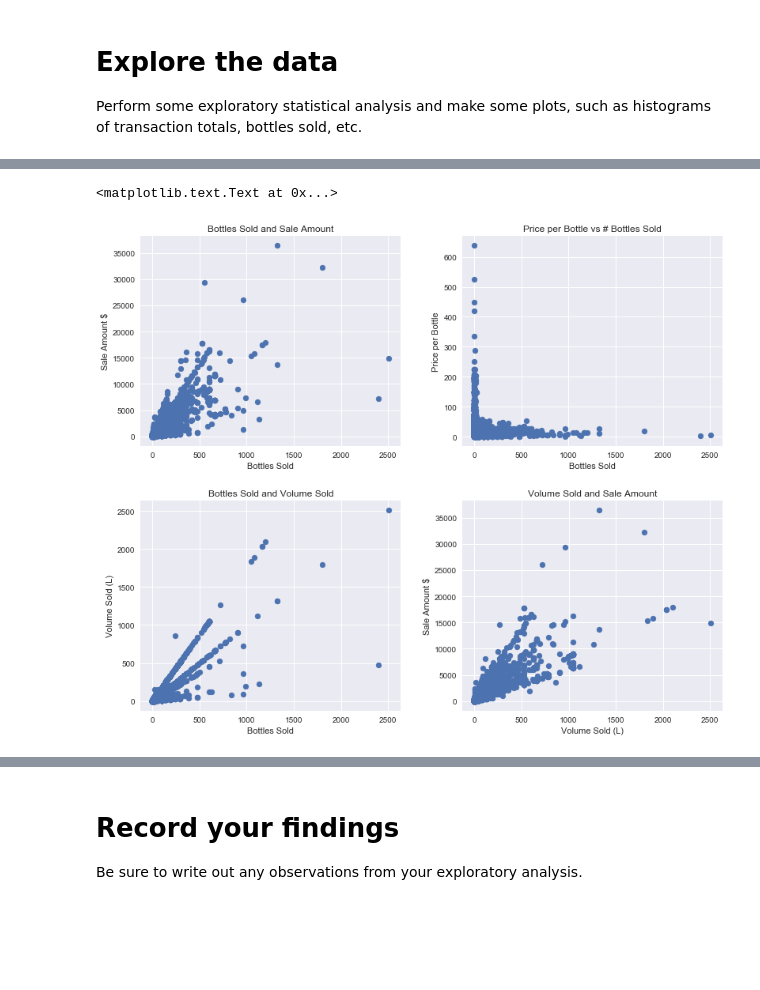
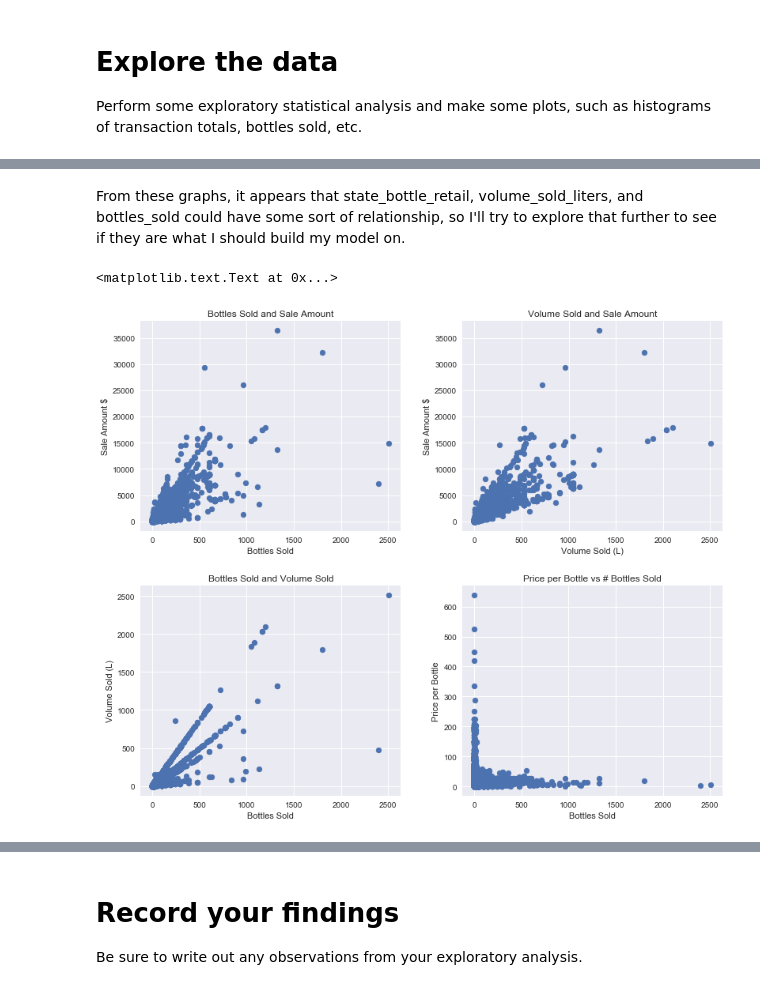
Before and after one commit to matthewbrems/old, a Jupyter notebook: projects/02-project/starter-code/project-2-starter-code-jd.ipynb, the cells around one changed output, grey strips where cells are left out. Cells and saved outputs as stored; diff of their text form; code cells hidden in the pictures; blank space fills up the shorter version.

```diff
--- a/projects/02-project/starter-code/project-2-starter-code-jd.ipynb
+++ b/projects/02-project/starter-code/project-2-starter-code-jd.ipynb
@@ -102,16 +107,18 @@ iowa_zips.to_sql('iowa_zips', engine)
 ## run updates to fill in county names by matching zip_codes to lookup data
 q1 = 'update liquor set county = (select upper(county) from county_lookup where county_lookup.zip_code = liquor.zip_code) where county is null;'
 q2 = 'update liquor set county = (select upper(County) from iowa_zips where iowa_zips.Zip_Code = liquor.zip_code) where county is null;'
+q3 = 'update liquor set county = null where zip_code not in (select Zip_Code from iowa_zips) ;'
+
 conn.execute(q1)
 conn.execute(q2)
 
 ## pull sql table back into a pandas df
-liquor_sql = pd.read_sql_table('liquor',engine)
+liquor = pd.read_sql_table('liquor',engine)
 
 ## close sql connection
 conn.close()
 
-eda(liquor_sql)
+eda(liquor)
 # %% [output]
 missing values
 index                     0
@@ -133,15 +140,8 @@ num duplicates: 0
 # %%
 ## all are filled in!
 
-## I'm happy with the quality of the data, so I'm
-## going to go ahead and use the modified table
-liquor = liquor_sql
-liquor_sql = ''
-
-
 ## and now i'll export the data to be used for mapping in tableau
-liquor.to_csv('../../../../Iowa_Liquor_sales_sample_10pct_CLEAN.csv')
-
+# liquor.to_csv('../../../../Iowa_Liquor_sales_sample_10pct_CLEAN.csv')
 
 ## because i'm neurotic, found coordinates for counties that couldn't be mapped in tableau
 # https://dom.iowa.gov/document/iowa-county-codes-and-coordinates
@@ -156,27 +176,30 @@ import matplotlib.pyplot as plt
+# %% [markdown]
+From these graphs, it appears that state_bottle_retail, volume_sold_liters, and bottles_sold could have some sort of relationship, so I'll try to explore that further to see if they are what I should build my model on.
 # %%
+# to begin looking at possible features to select, create scatter plots of various variable relationships
 plt.close('all')
 fig, ((ax1, ax2), (ax3, ax4)) = plt.subplots(nrows=2, ncols=2,figsize=(12,10))
 plt.tight_layout(pad=5, w_pad=5, h_pad=5)
 
 ax1.scatter(liquor.bottles_sold,liquor.sale_dollars)
 ax1.set_xlabel('Bottles Sold')
 ax1.set_ylabel('Sale Amount $')
 ax1.set_title('Bottles Sold and Sale Amount')
 
-ax2.scatter(liquor.bottles_sold,liquor.state_bottle_retail)
-ax2.set_xlabel('Bottles Sold')
-ax2.set_ylabel('Price per Bottle')
-ax2.set_title('Price per Bottle vs # Bottles Sold')
+ax2.scatter(liquor.volume_sold_liters,liquor.sale_dollars)
+ax2.set_xlabel('Volume Sold (L)')
+ax2.set_ylabel('Sale Amount $')
+ax2.set_title('Volume Sold and Sale Amount')
 
 ax3.scatter(liquor.bottles_sold,liquor.volume_sold_liters)
 ax3.set_xlabel('Bottles Sold')
 ax3.set_ylabel('Volume Sold (L)')
 ax3.set_title('Bottles Sold and Volume Sold')
 
-ax4.scatter(liquor.volume_sold_liters,liquor.sale_dollars)
-ax4.set_xlabel('Volume Sold (L)')
-ax4.set_ylabel('Sale Amount $')
-ax4.set_title('Volume Sold and Sale Amount')
+ax4.scatter(liquor.bottles_sold,liquor.state_bottle_retail)
+ax4.set_xlabel('Bottles Sold')
+ax4.set_ylabel('Price per Bottle')
+ax4.set_title('Price per Bottle vs # Bottles Sold')
 # %% [output]
 <matplotlib.text.Text at 0x...>
-[figure, old version]
+[figure, new version]
```
Also changed, not shown: parts of 42 cells of this notebook, 2 other files.
